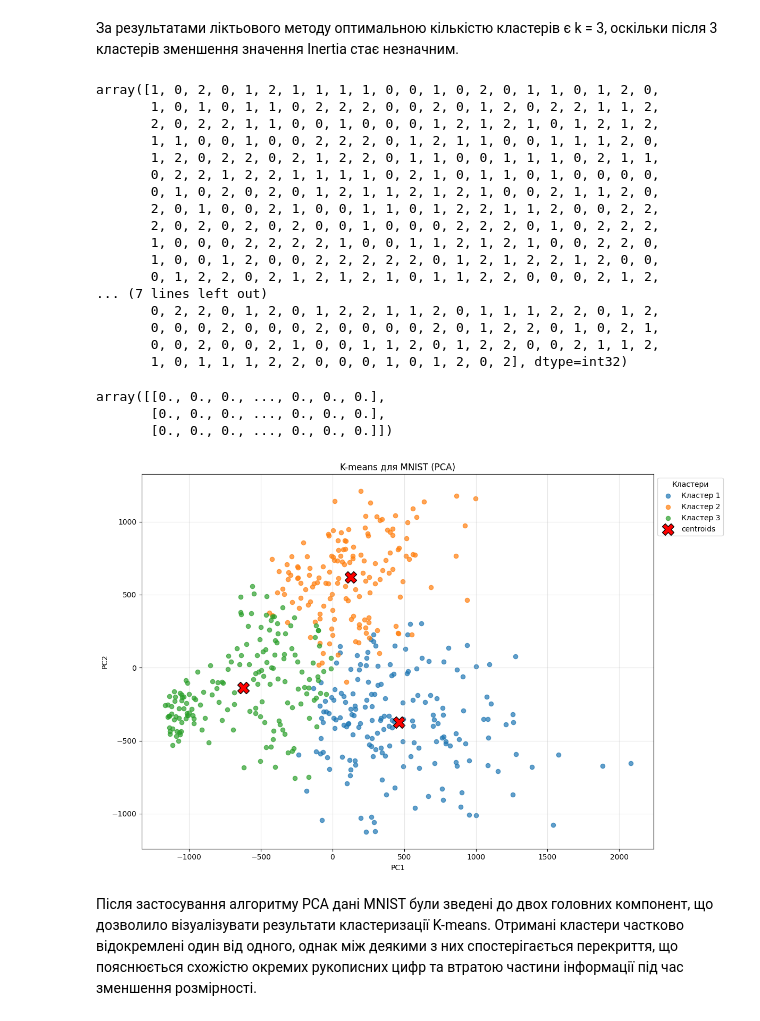
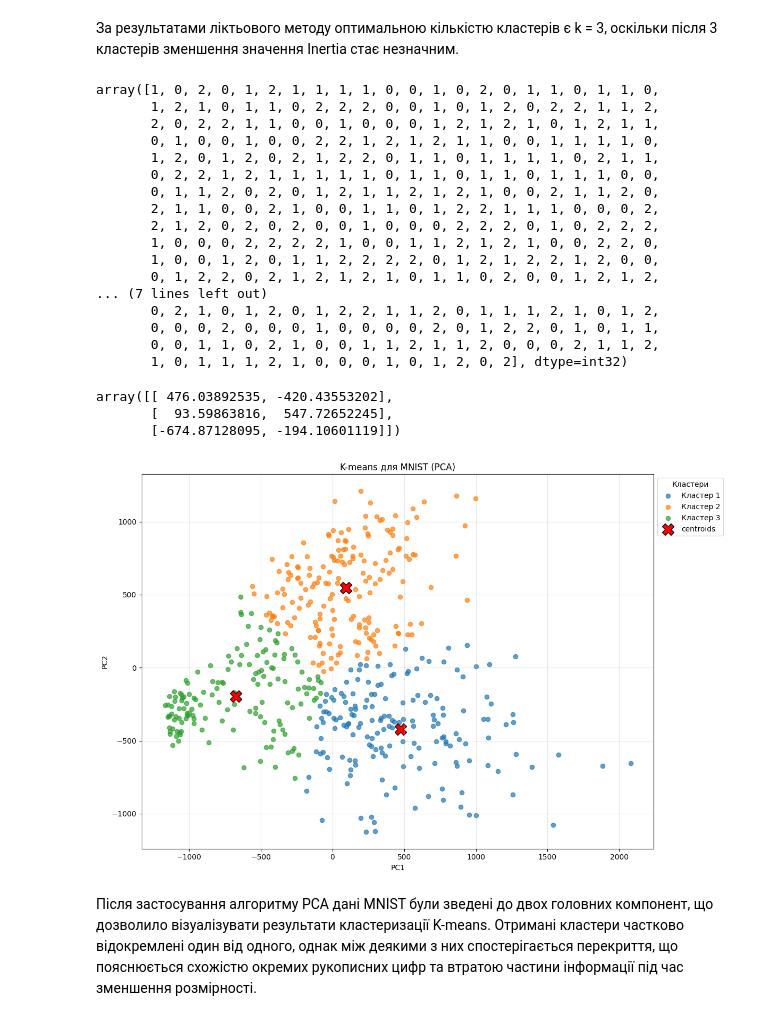
Before and after one commit to Viktoriia-code26/goit_data_ML_Hw_06, a Jupyter notebook: HwML_6.ipynb, the cells around one changed output. Cells and saved outputs as stored; diff of their text form; code cells hidden in the pictures.

```diff
--- a/HwML_6.ipynb
+++ b/HwML_6.ipynb
@@ -197,12 +178,16 @@ clusters_mnist = kmeans_mnist.fit_predict(X_mnist)
 # %%
-inertias = []
+interias = []
 
-for k in range(1, 10):
-    km = KMeans(n_clusters=k, random_state=42, n_init=10)
-    km.fit(X_mnist)
-    inertias.append(km.inertia_)
+for k in range(1, 11):
+    km = KMeans(
+        n_clusters=k,
+        random_state=42,
+        n_init=10
+    )
+    km.fit(X_pca)
+    interias.append(km.inertia_)
 
-plt.plot(range(1,10), inertias, marker='o')
+plt.plot(range(1,11), interias, marker='o')
 plt.xlabel("Кількість кластерів")
 plt.ylabel("Inertia")
 plt.title("Ліктьовий метод для MNIST")
@@ -213,78 +198,80 @@ plt.show()
 # %% [markdown]
 За результатами ліктьового методу оптимальною кількістю кластерів є k = 3, оскільки після 3 кластерів зменшення значення Inertia стає незначним.
+# %%
+k = 3
+
+kmeans_mnist = KMeans(
+    n_clusters=k,
+    random_state=42,
+    n_init=10
+)
+
+clusters_mnist = kmeans_mnist.fit_predict(X_pca)
 # %%
 kmeans_mnist.labels_
 # %% [output]
-array([1, 0, 2, 0, 1, 2, 1, 1, 1, 1, 0, 0, 1, 0, 2, 0, 1, 1, 0, 1, 2, 0,
-       1, 0, 1, 0, 1, 1, 0, 2, 2, 2, 0, 0, 2, 0, 1, 2, 0, 2, 2, 1, 1, 2,
-       2, 0, 2, 2, 1, 1, 0, 0, 1, 0, 0, 0, 1, 2, 1, 2, 1, 0, 1, 2, 1, 2,
-       1, 1, 0, 0, 1, 0, 0, 2, 2, 2, 0, 1, 2, 1, 1, 0, 0, 1, 1, 1, 2, 0,
-       1, 2, 0, 2, 2, 0, 2, 1, 2, 2, 0, 1, 1, 0, 0, 1, 1, 1, 0, 2, 1, 1,
-       0, 2, 2, 1, 2, 2, 1, 1, 1, 1, 0, 2, 1, 0, 1, 1, 0, 1, 0, 0, 0, 0,
-       0, 1, 0, 2, 0, 2, 0, 1, 2, 1, 1, 2, 1, 2, 1, 0, 0, 2, 1, 1, 2, 0,
-       2, 0, 1, 0, 0, 2, 1, 0, 0, 1, 1, 0, 1, 2, 2, 1, 1, 2, 0, 0, 2, 2,
-       2, 0, 2, 0, 2, 0, 2, 0, 0, 1, 0, 0, 0, 2, 2, 2, 0, 1, 0, 2, 2, 2,
+array([1, 0, 2, 0, 1, 2, 1, 1, 1, 1, 0, 0, 1, 0, 2, 0, 1, 1, 0, 1, 1, 0,
+       1, 2, 1, 0, 1, 1, 0, 2, 2, 2, 0, 0, 1, 0, 1, 2, 0, 2, 2, 1, 1, 2,
+       2, 0, 2, 2, 1, 1, 0, 0, 1, 0, 0, 0, 1, 2, 1, 2, 1, 0, 1, 2, 1, 1,
+       0, 1, 0, 0, 1, 0, 0, 2, 2, 1, 2, 1, 2, 1, 1, 0, 0, 1, 1, 1, 1, 0,
+       1, 2, 0, 1, 2, 0, 2, 1, 2, 2, 0, 1, 1, 0, 1, 1, 1, 1, 0, 2, 1, 1,
+       0, 2, 2, 1, 2, 1, 1, 1, 1, 1, 0, 1, 1, 0, 1, 1, 0, 1, 1, 1, 0, 0,
+       0, 1, 1, 2, 0, 2, 0, 1, 2, 1, 1, 2, 1, 2, 1, 0, 0, 2, 1, 1, 2, 0,
+       2, 1, 1, 0, 0, 2, 1, 0, 0, 1, 1, 0, 1, 2, 2, 1, 1, 1, 0, 0, 0, 2,
+       2, 1, 2, 0, 2, 0, 2, 0, 0, 1, 0, 0, 0, 2, 2, 2, 0, 1, 0, 2, 2, 2,
        1, 0, 0, 0, 2, 2, 2, 2, 1, 0, 0, 1, 1, 2, 1, 2, 1, 0, 0, 2, 2, 0,
-       1, 0, 0, 1, 2, 0, 0, 2, 2, 2, 2, 2, 0, 1, 2, 1, 2, 2, 1, 2, 0, 0,
-       0, 1, 2, 2, 0, 2, 1, 2, 1, 2, 1, 0, 1, 1, 2, 2, 0, 0, 0, 2, 1, 2,
+       1, 0, 0, 1, 2, 0, 1, 1, 2, 2, 2, 2, 0, 1, 2, 1, 2, 2, 1, 2, 0, 0,
+       0, 1, 2, 2, 0, 2, 1, 2, 1, 2, 1, 0, 1, 1, 0, 2, 0, 0, 1, 2, 1, 2,
 ... (7 lines left out)
-       0, 2, 2, 0, 1, 2, 0, 1, 2, 2, 1, 1, 2, 0, 1, 1, 1, 2, 2, 0, 1, 2,
-       0, 0, 0, 2, 0, 0, 0, 2, 0, 0, 0, 0, 2, 0, 1, 2, 2, 0, 1, 0, 2, 1,
-       0, 0, 2, 0, 0, 2, 1, 0, 0, 1, 1, 2, 0, 1, 2, 2, 0, 0, 2, 1, 1, 2,
-       1, 0, 1, 1, 1, 2, 2, 0, 0, 0, 1, 0, 1, 2, 0, 2], dtype=int32)
+       0, 2, 1, 0, 1, 2, 0, 1, 2, 2, 1, 1, 2, 0, 1, 1, 1, 2, 1, 0, 1, 2,
+       0, 0, 0, 2, 0, 0, 0, 1, 0, 0, 0, 0, 2, 0, 1, 2, 2, 0, 1, 0, 1, 1,
+       0, 0, 1, 1, 0, 2, 1, 0, 0, 1, 1, 2, 1, 1, 2, 0, 0, 0, 2, 1, 1, 2,
+       1, 0, 1, 1, 1, 2, 1, 0, 0, 0, 1, 0, 1, 2, 0, 2], dtype=int32)
 # %%
 kmeans_mnist.cluster_centers_
 # %% [output]
-array([[0., 0., 0., ..., 0., 0., 0.],
-       [0., 0., 0., ..., 0., 0., 0.],
-       [0., 0., 0., ..., 0., 0., 0.]])
+array([[ 476.03892535, -420.43553202],
+       [  93.59863816,  547.72652245],
+       [-674.87128095, -194.10601119]])
 # %%
-# Уменьшение размерности для визуализации
-from sklearn.decomposition import PCA
-
-pca = PCA(n_components=2)
-
-X_pca = pca.fit_transform(X_mnist)
-
-# Переводим центры кластеров в пространство РСА
-centers_pca = pca.transform(kmeans_mnist.cluster_centers_)
+# Центры уже находятся в пространстве PCA
+centers_pca = kmeans_mnist.cluster_centers_
 
 # Рисуем каждый класс отдельно
-k = 3
 plt.figure(figsize=(12,8))
 for cluster_number in range(k):
   mask = clusters_mnist == cluster_number
   plt.scatter(
       X_pca[mask, 0],
       X_pca[mask, 1],
       s=35,
       alpha=0.7,
       label=f"Кластер {cluster_number + 1}"
   )
 
 plt.scatter(
     centers_pca[:, 0],
     centers_pca[:, 1],
     marker="X",
     s=250,
     c="red",
     edgecolor="black",
     label="centroids"
 )
 
 plt.title("K-means для MNIST (PCA)")
 plt.xlabel("PC1")
 plt.ylabel("PC2")
 plt.grid(alpha=0.3)
 plt.legend(
     title = "Кластери",
     loc="upper left",
     bbox_to_anchor=(1,1)
 )
 plt.tight_layout()
 plt.show()
 # %% [output]
-[figure, old version]
+[figure, new version]
 # %% [markdown]
 Після застосування алгоритму PCA дані MNIST були зведені до двох головних компонент, що дозволило візуалізувати результати кластеризації K-means. Отримані кластери частково відокремлені один від одного, однак між деякими з них спостерігається перекриття, що пояснюється схожістю окремих рукописних цифр та втратою частини інформації під час зменшення розмірності.
 # %% [markdown]
```
Also changed, not shown: parts of 6 cells of this notebook.
